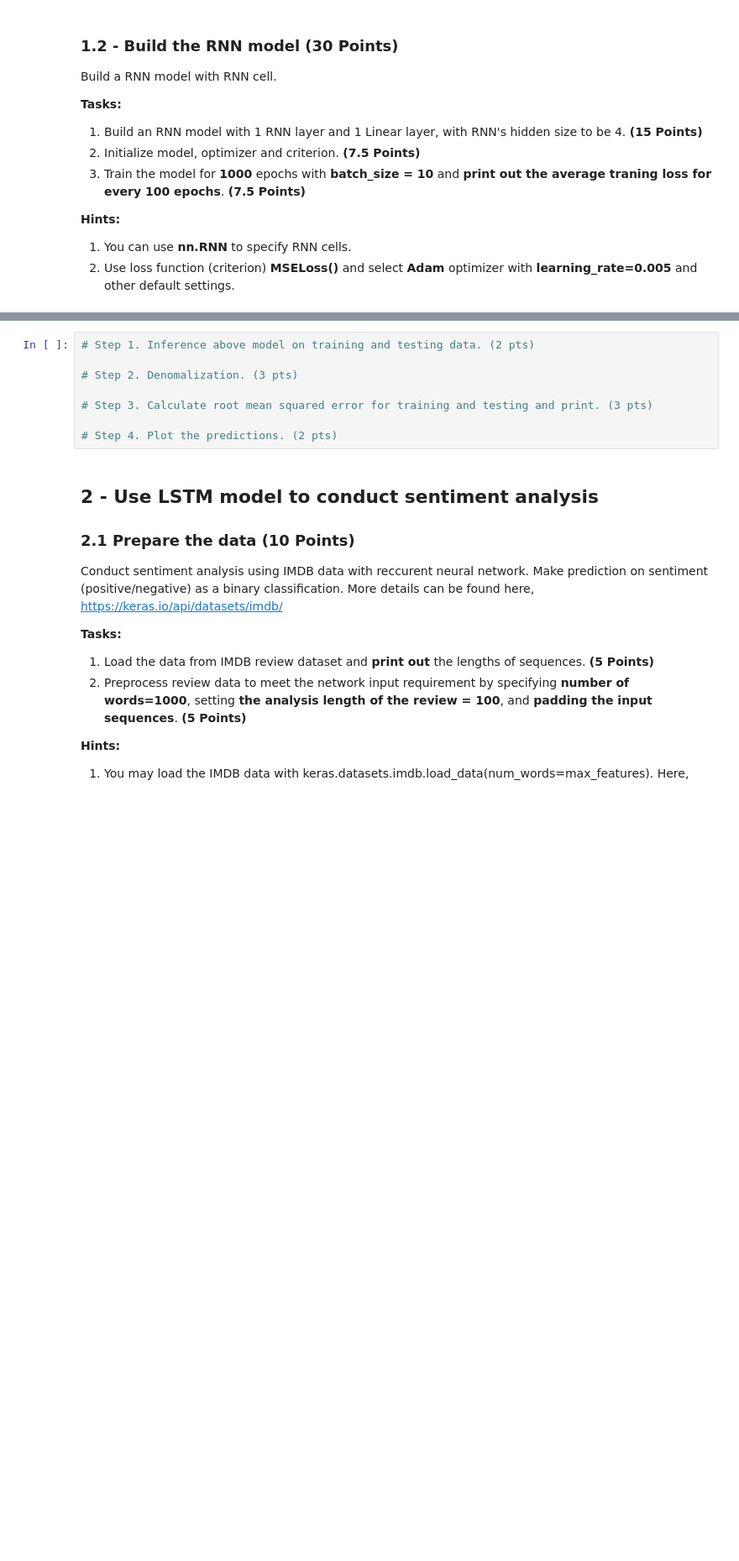
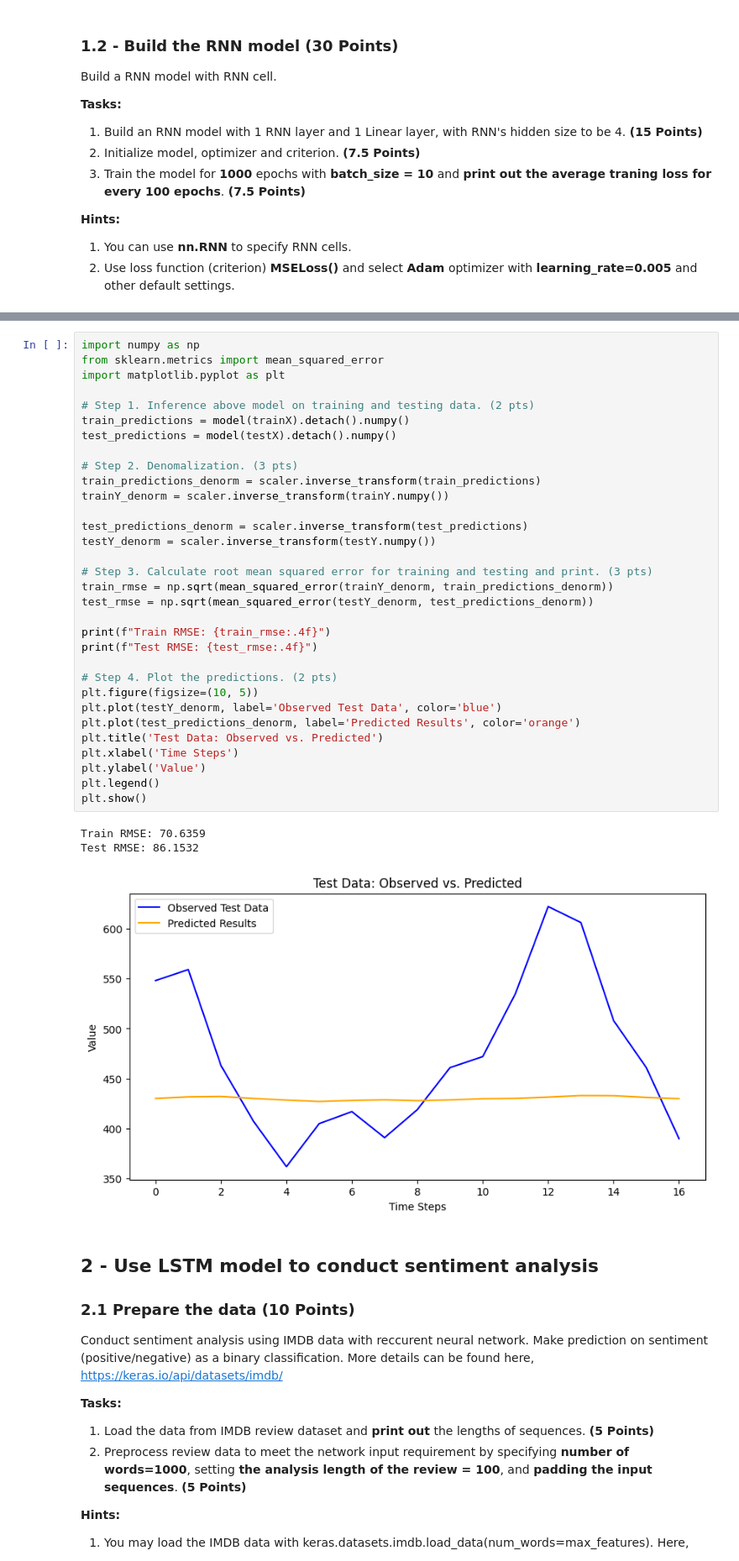
Before and after one commit to j21j/CAP4630, a Jupyter notebook: HW4/CAP4630_HW4_Jones.ipynb, the cells around one changed output, grey strips where cells are left out. Shown at 84% size. Saved outputs shown, nothing was run; the diff lists cells and outputs as text; blank space fills up the shorter version.

```diff
--- a/HW4/CAP4630_HW4_Jones.ipynb
+++ b/HW4/CAP4630_HW4_Jones.ipynb
@@ -109,14 +219,42 @@ https://scikit-learn.org/stable/modules/generated/sklearn.preprocessing.MinMaxSc
 <span style="color:magenta">
     The corresponding figures could be different from the one above, but should be reasonable.**
 </span>
-# %%
-# Step 1. Inference above model on training and testing data. (2 pts)
-
-# Step 2. Denomalization. (3 pts)
-
-# Step 3. Calculate root mean squared error for training and testing and print. (3 pts)
-
-# Step 4. Plot the predictions. (2 pts)
+# %%
+import numpy as np
+from sklearn.metrics import mean_squared_error
+import matplotlib.pyplot as plt
+
+# Step 1. Inference above model on training and testing data. (2 pts)
+train_predictions = model(trainX).detach().numpy()
+test_predictions = model(testX).detach().numpy()
+
+# Step 2. Denomalization. (3 pts)
+train_predictions_denorm = scaler.inverse_transform(train_predictions)
+trainY_denorm = scaler.inverse_transform(trainY.numpy())
+
+test_predictions_denorm = scaler.inverse_transform(test_predictions)
+testY_denorm = scaler.inverse_transform(testY.numpy())
+
+# Step 3. Calculate root mean squared error for training and testing and print. (3 pts)
+train_rmse = np.sqrt(mean_squared_error(trainY_denorm, train_predictions_denorm))
+test_rmse = np.sqrt(mean_squared_error(testY_denorm, test_predictions_denorm))
+
+print(f"Train RMSE: {train_rmse:.4f}")
+print(f"Test RMSE: {test_rmse:.4f}")
+
+# Step 4. Plot the predictions. (2 pts)
+plt.figure(figsize=(10, 5))
+plt.plot(testY_denorm, label='Observed Test Data', color='blue')
+plt.plot(test_predictions_denorm, label='Predicted Results', color='orange')
+plt.title('Test Data: Observed vs. Predicted')
+plt.xlabel('Time Steps')
+plt.ylabel('Value')
+plt.legend()
+plt.show()
+# %% [output]
+Train RMSE: 70.6359
+Test RMSE: 86.1532
+[figure, added]
 # %% [markdown]
 ## 2 - Use LSTM model to conduct sentiment analysis ##
 
```
Also changed, not shown: parts of 4 cells of this notebook.
